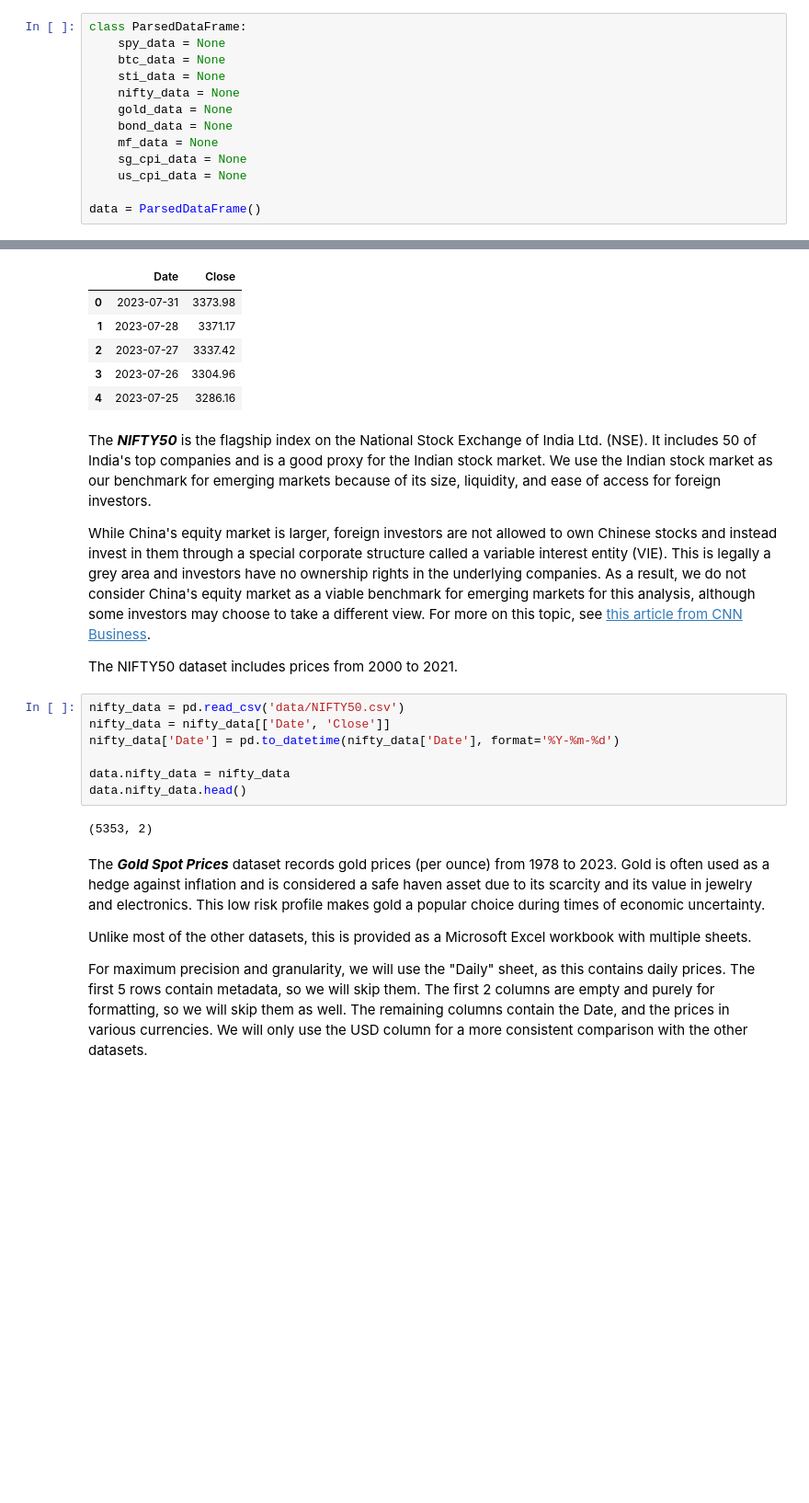
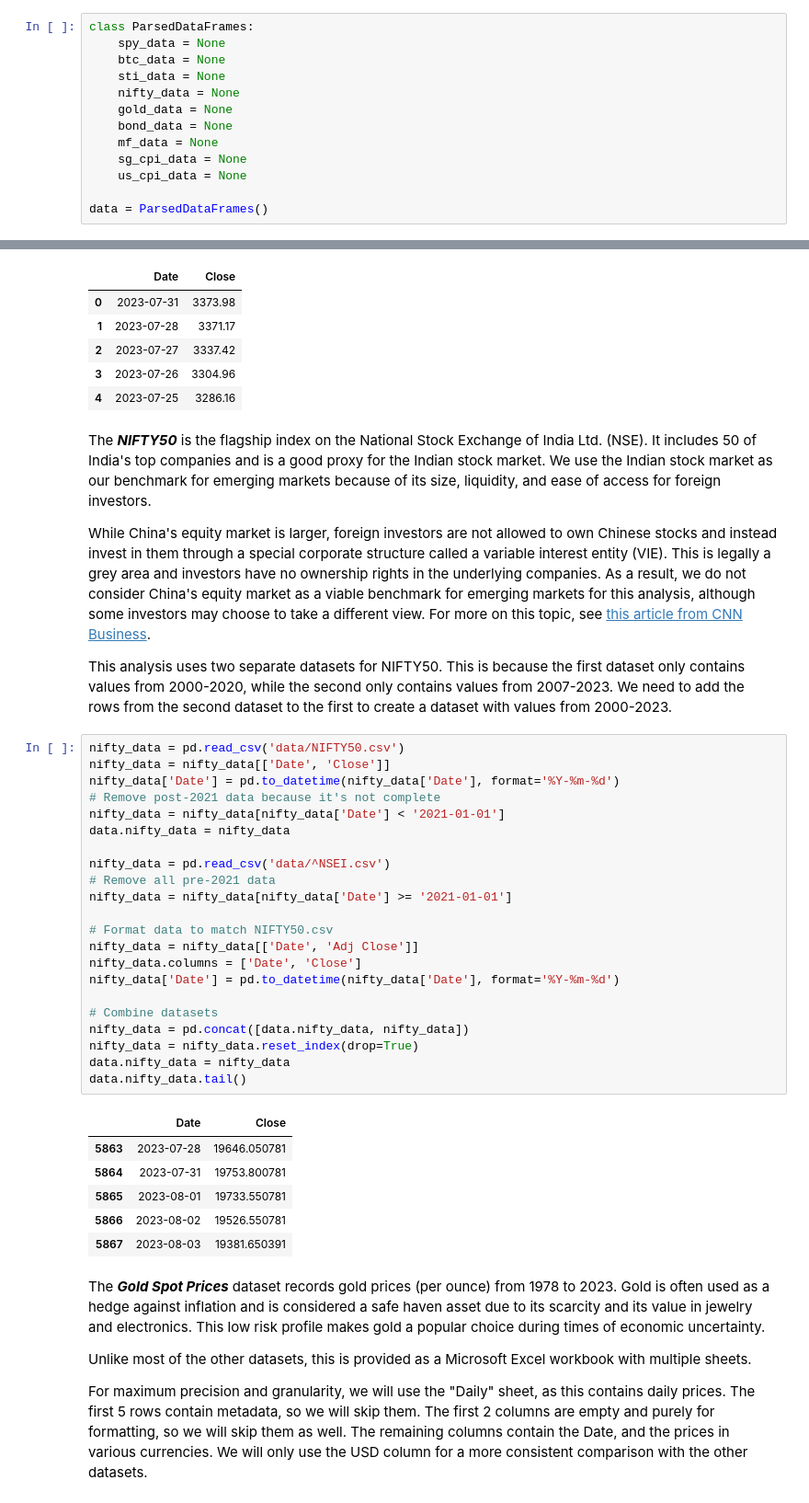
Before and after one commit to ConfuseIous/PDS-CA2, a Jupyter notebook: Main.ipynb, the cells around one changed output, grey strips where cells are left out. Shown at 92% size. Drawn from its saved outputs; the diff is of its cells as text; blank space fills up the shorter version.

Commit message:
updated NIFTY again

```diff
--- a/Main.ipynb
+++ b/Main.ipynb
@@ -46,7 +46,7 @@ from matplotlib.ticker import FuncFormatter
 # %% [markdown]
 ### Loading and Preprocessing the Datasets
 # %%
-class ParsedDataFrame:
+class ParsedDataFrames:
     spy_data = None
     btc_data = None
     sti_data = None
@@ -57,7 +57,7 @@ class ParsedDataFrame:
     sg_cpi_data = None
     us_cpi_data = None
 
-data = ParsedDataFrame()
+data = ParsedDataFrames()
 # %% [markdown]
 The ***SPDR S&P 500 ETF Trust (SPY) Historical Prices*** dataset contains the historical prices of the SPY ETF. This is a fund that tracks the performance of the 500 largest companies in the USA. It is the most commonly used proxy for the entire US stock market.
 
@@ -120,16 +120,36 @@ The ***NIFTY50*** is the flagship index on the National Stock Exchange of India
 
 While China's equity market is larger, foreign investors are not allowed to own Chinese stocks and instead invest in them through a special corporate structure called a variable interest entity (VIE). This is legally a grey area and investors have no ownership rights in the underlying companies. As a result, we do not consider China's equity market as a viable benchmark for emerging markets for this analysis, although some investors may choose to take a different view. For more on this topic, see [this article from CNN Business](https://edition.cnn.com/2021/08/08/investing/stocks-week-ahead/index.html).
 
-The NIFTY50 dataset includes prices from 2000 to 2021.
+This analysis uses two separate datasets for NIFTY50. This is because the first dataset only contains values from 2000-2020, while the second only contains values from 2007-2023. We need to add the rows from the second dataset to the first to create a dataset with values from 2000-2023.
-# %%
-nifty_data = pd.read_csv('data/NIFTY50.csv')
-nifty_data = nifty_data[['Date', 'Close']]
-nifty_data['Date'] = pd.to_datetime(nifty_data['Date'], format='%Y-%m-%d')
-
-data.nifty_data = nifty_data
-data.nifty_data.head()
-# %% [output]
-(5353, 2)
+# %%
+nifty_data = pd.read_csv('data/NIFTY50.csv')
+nifty_data = nifty_data[['Date', 'Close']]
+nifty_data['Date'] = pd.to_datetime(nifty_data['Date'], format='%Y-%m-%d')
+# Remove post-2021 data because it's not complete
+nifty_data = nifty_data[nifty_data['Date'] < '2021-01-01']
+data.nifty_data = nifty_data
+
+nifty_data = pd.read_csv('data/^NSEI.csv')
+# Remove all pre-2021 data
+nifty_data = nifty_data[nifty_data['Date'] >= '2021-01-01']
+
+# Format data to match NIFTY50.csv
+nifty_data = nifty_data[['Date', 'Adj Close']]
+nifty_data.columns = ['Date', 'Close']
+nifty_data['Date'] = pd.to_datetime(nifty_data['Date'], format='%Y-%m-%d')
+
+# Combine datasets
+nifty_data = pd.concat([data.nifty_data, nifty_data])
+nifty_data = nifty_data.reset_index(drop=True)
+data.nifty_data = nifty_data
+data.nifty_data.tail()
+# %% [output]
+|  | Date | Close |
+| 5863 | 2023-07-28 | 19646.050781 |
+| 5864 | 2023-07-31 | 19753.800781 |
+| 5865 | 2023-08-01 | 19733.550781 |
+| 5866 | 2023-08-02 | 19526.550781 |
+| 5867 | 2023-08-03 | 19381.650391 |
 # %% [markdown]
 The ***Gold Spot Prices*** dataset records gold prices (per ounce) from 1978 to 2023. Gold is often used as a hedge against inflation and is considered a safe haven asset due to its scarcity and its value in jewelry and electronics. This low risk profile makes gold a popular choice during times of economic uncertainty.
 
```
Also changed, not shown: parts of 1 cell of this notebook, 1 other file.
